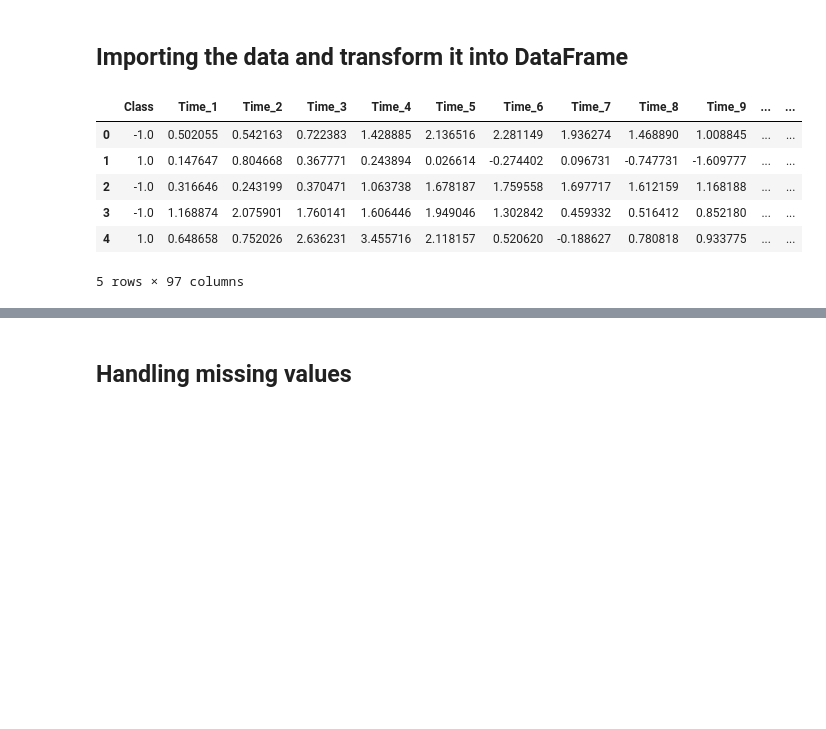
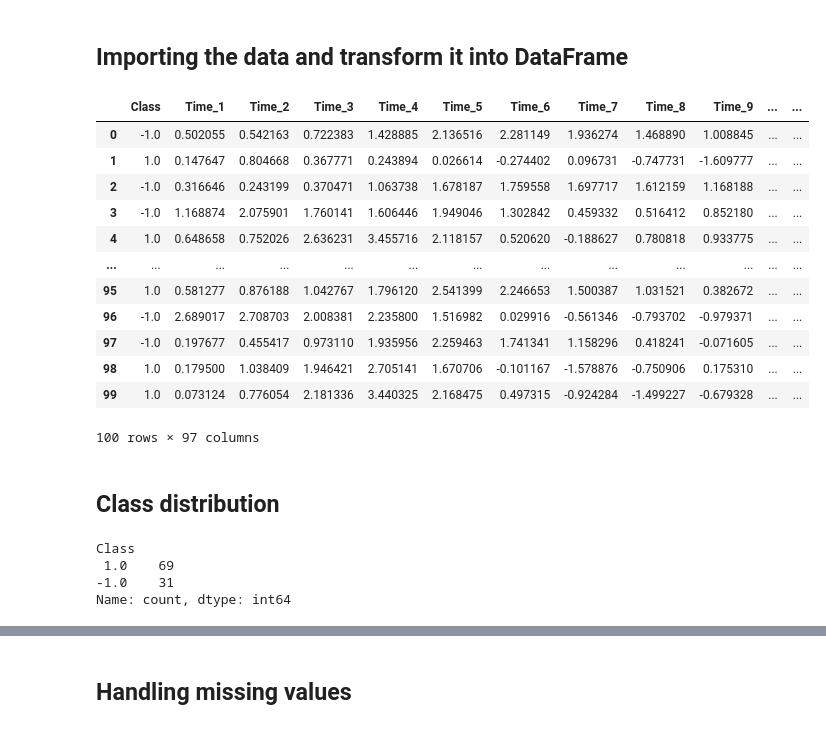
Before and after one commit to MoonFuji/time-series-analysis, a Jupyter notebook: ts.ipynb, the cells around one changed output, grey strips where cells are left out. Saved outputs shown, nothing was run; the diff lists cells and outputs as text; code cells hidden in the pictures; blank space fills up the shorter version.

```diff
--- a/ts.ipynb
+++ b/ts.ipynb
@@ -14,14 +227,30 @@ from sklearn.ensemble import AdaBoostClassifier, GradientBoostingClassifier
 # %%
 columns = ['Class'] + [f'Time_{i}' for i in range(1, 97)]
 
 df = pd.read_csv('ECG200_TRAIN.txt', delimiter='\s+', header=None, names=columns)
 
-df.head(5)
+df
 # %% [output]
 |  | Class | Time_1 | Time_2 | Time_3 | Time_4 | Time_5 | Time_6 | Time_7 | Time_8 | Time_9 | ... | ... |
 | 0 | -1.0 | 0.502055 | 0.542163 | 0.722383 | 1.428885 | 2.136516 | 2.281149 | 1.936274 | 1.468890 | 1.008845 | ... | ... |
 | 1 | 1.0 | 0.147647 | 0.804668 | 0.367771 | 0.243894 | 0.026614 | -0.274402 | 0.096731 | -0.747731 | -1.609777 | ... | ... |
 | 2 | -1.0 | 0.316646 | 0.243199 | 0.370471 | 1.063738 | 1.678187 | 1.759558 | 1.697717 | 1.612159 | 1.168188 | ... | ... |
 | 3 | -1.0 | 1.168874 | 2.075901 | 1.760141 | 1.606446 | 1.949046 | 1.302842 | 0.459332 | 0.516412 | 0.852180 | ... | ... |
 | 4 | 1.0 | 0.648658 | 0.752026 | 2.636231 | 3.455716 | 2.118157 | 0.520620 | -0.188627 | 0.780818 | 0.933775 | ... | ... |
+| ... | ... | ... | ... | ... | ... | ... | ... | ... | ... | ... | ... | ... |
+| 95 | 1.0 | 0.581277 | 0.876188 | 1.042767 | 1.796120 | 2.541399 | 2.246653 | 1.500387 | 1.031521 | 0.382672 | ... | ... |
+| 96 | -1.0 | 2.689017 | 2.708703 | 2.008381 | 2.235800 | 1.516982 | 0.029916 | -0.561346 | -0.793702 | -0.979371 | ... | ... |
+| 97 | -1.0 | 0.197677 | 0.455417 | 0.973110 | 1.935956 | 2.259463 | 1.741341 | 1.158296 | 0.418241 | -0.071605 | ... | ... |
+| 98 | 1.0 | 0.179500 | 1.038409 | 1.946421 | 2.705141 | 1.670706 | -0.101167 | -1.578876 | -0.750906 | 0.175310 | ... | ... |
+| 99 | 1.0 | 0.073124 | 0.776054 | 2.181336 | 3.440325 | 2.168475 | 0.497315 | -0.924284 | -1.499227 | -0.679328 | ... | ... |
-5 rows × 97 columns
+100 rows × 97 columns
+# %% [markdown]
+<h2>Class distribution</h2>
+# %%
+class_distribution = df['Class'].value_counts()
+print(class_distribution)
+# %% [output]
+Class
+ 1.0    69
+-1.0    31
+Name: count, dtype: int64
```
Also changed, not shown: parts of 56 cells of this notebook.
